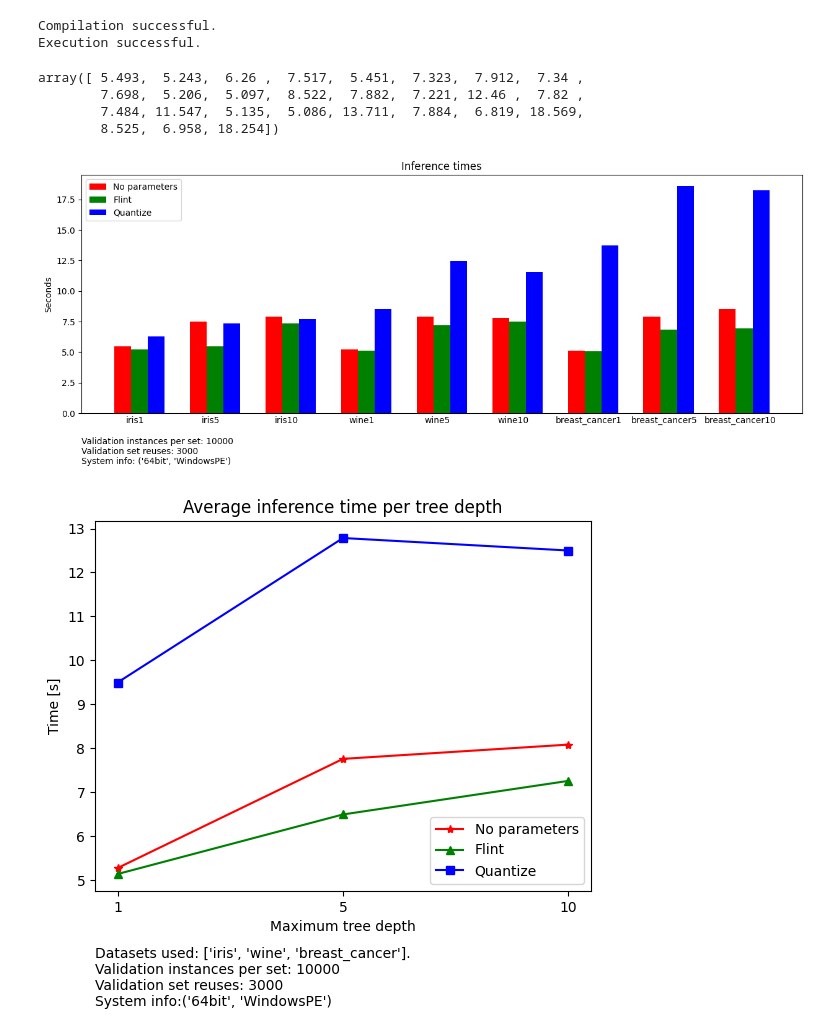
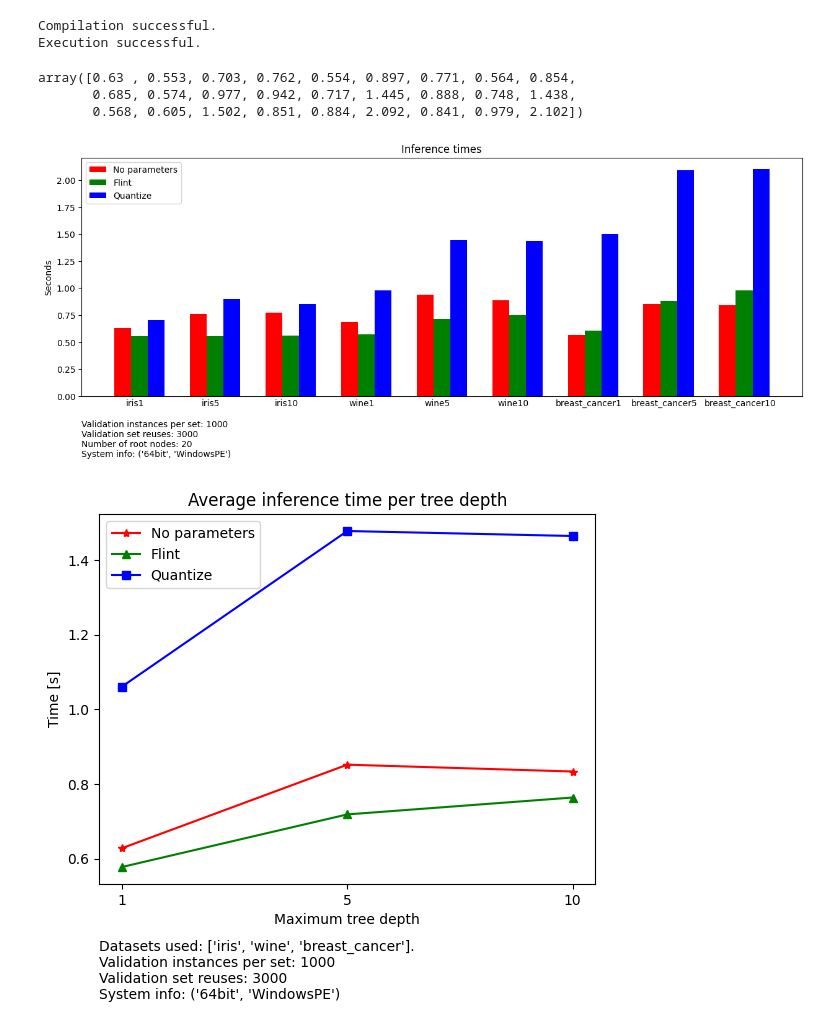
Before and after one commit to Kolcenter/speedTest2, a Jupyter notebook: speedTest2.ipynb, the cells around one changed output. Drawn from its saved outputs; the diff is of its cells as text; code cells hidden in the pictures.

```diff
--- a/speedTest2.ipynb
+++ b/speedTest2.ipynb
@@ -47,7 +46,7 @@ int nr_treedepths = """+str(nr_treedepths)+""";
     """
     return a
 
-def mid_c_file_str(i, nr_results, resuses):
+def mid_c_file_str(i, nr_results, reuses):
     a = """
 //////////////////////////////////////////////
 
@@ -58,10 +57,10 @@ def mid_c_file_str(i, nr_results, resuses):
         }
         PredictFunction predict = (PredictFunction) GetProcAddress(hDLL, "predict");
         clock_t start = clock();
-        for (int z = 0; z < """+str(nr_validation_reuses)+"""; z++) {
+        for (int z = 0; z < """+str(reuses)+"""; z++) {
             for (int j = 0; j < sizeof(validation_instances"""+str(i)+""")/sizeof(validation_instances"""+str(i)+"""[0]); j++) {
                 float result["""+str(nr_results)+"""]={0.0f};
-                predict(validation_instances"""+str(i)+"""[i], 0, &result);
+                predict(validation_instances"""+str(i)+"""[j], 0, &result);
             }
         }
         FreeLibrary(hDLL);
@@ -110,9 +109,10 @@ def run_exe_file(exe_file_path):
         print("Execution failed.")
 
 
-nr_instances_validation = 10000
+nr_instances_validation = 1000
 toy_datasets = [datasets.load_iris, datasets.load_wine, datasets.load_breast_cancer]
 tree_depths = [1, 5, 10]
+nr_root_nodes = 20
 
 header_file_str = r'const char *dll_paths[] = {'
 c_file_str = beg_c_file_str(len(toy_datasets), len(tree_depths))
@@ -130,7 +130,7 @@ for i, dataset in enumerate(toy_datasets):
         X, y = dataset(return_X_y=True)
         dtrain = xgb.DMatrix(X, label=y)
         params = {"max_depth": depth, "eta": 0.1, "objective": "multi:softprob", "eval_metric": "mlogloss", "num_class": 3}
-        bst = xgb.train(params, dtrain, num_boost_round=20, evals=[(dtrain, 'train')])
+        bst = xgb.train(params, dtrain, num_boost_round=nr_root_nodes, evals=[(dtrain, 'train')])
         model = treelite.Model.from_xgboost(bst)
 
         path_no_param = "./Trees/model"+str(i)+"N"+str(depth)
@@ -211,10 +246,9 @@ times
 # %% [output]
 Compilation successful.
 Execution successful.
-array([ 5.493,  5.243,  6.26 ,  7.517,  5.451,  7.323,  7.912,  7.34 ,
-        7.698,  5.206,  5.097,  8.522,  7.882,  7.221, 12.46 ,  7.82 ,
-        7.484, 11.547,  5.135,  5.086, 13.711,  7.884,  6.819, 18.569,
-        8.525,  6.958, 18.254])
+array([0.63 , 0.553, 0.703, 0.762, 0.554, 0.897, 0.771, 0.564, 0.854,
+       0.685, 0.574, 0.977, 0.942, 0.717, 1.445, 0.888, 0.748, 1.438,
+       0.568, 0.605, 1.502, 0.851, 0.884, 2.092, 0.841, 0.979, 2.102])
 # %%
 # Read out times.txt without compiling and running the C code again
 with open('times.txt', 'r') as f:
@@ -228,35 +262,37 @@ plt.figure(figsize=((len(times)/3)*(10/6), 5))
 x = np.arange(0, len(times), 3)
 
 # Width of a bar
 width = 2
 
 # Create the bar chart for each group with different colors
 colors = ['red', 'green', 'blue']
 labels = ['No parameters', 'Flint', 'Quantize']
 for i in range(3):
     plt.bar(x + i*(width/3), times[i::3], color=colors[i], width=width/3, label=labels[i])
 
 # Assuming 'names' is your array of group names
 dataset_names = [func.__name__.replace('datasets.', '') for func in toy_datasets]
 dataset_names = [f"{name}{depth}" for name in dataset_names for depth in tree_depths]
 
 for i in range(len(dataset_names)):
     dataset_names[i] = dataset_names[i].replace('load_', '')
 
+architecture = platform.architecture()
+
 # Set the x-tick labels to the group names and remove the x-axis
 plt.xticks(x-0.5 + width/2, dataset_names)
 plt.tick_params(axis='x', length=0)
 
 plt.ylabel('Seconds')
 plt.title('Inference times')
-plt.text(0, -0.1, 'Validation instances per set: '+str(nr_instances_validation)+'\nValidation set reuses: '+str(nr_validation_reuses)+'\nSystem info: '+str(architecture), ha='left', va='top', transform=plt.gca().transAxes)
+plt.text(0, -0.1, 'Validation instances per set: '+str(nr_instances_validation)+'\nValidation set reuses: '+str(nr_validation_reuses)+'\nNumber of root nodes: '+str(nr_root_nodes)+'\nSystem info: '+str(architecture), ha='left', va='top', transform=plt.gca().transAxes)
 
 # Display the legend
 plt.legend()
 
 plt.show()
 # %% [output]
-[figure, old version]
+[figure, new version]
 # %%
 dataset_names = [func.__name__.replace('datasets.', '') for func in toy_datasets]
 for i in range(len(dataset_names)):
@@ -287,7 +323,7 @@ plt.legend()
 
 plt.show()
 # %% [output]
-[figure, old version]
+[figure, new version]
 # %%
 times_per_nr_features= []
 
```
Also changed, not shown: parts of 3 cells of this notebook.
